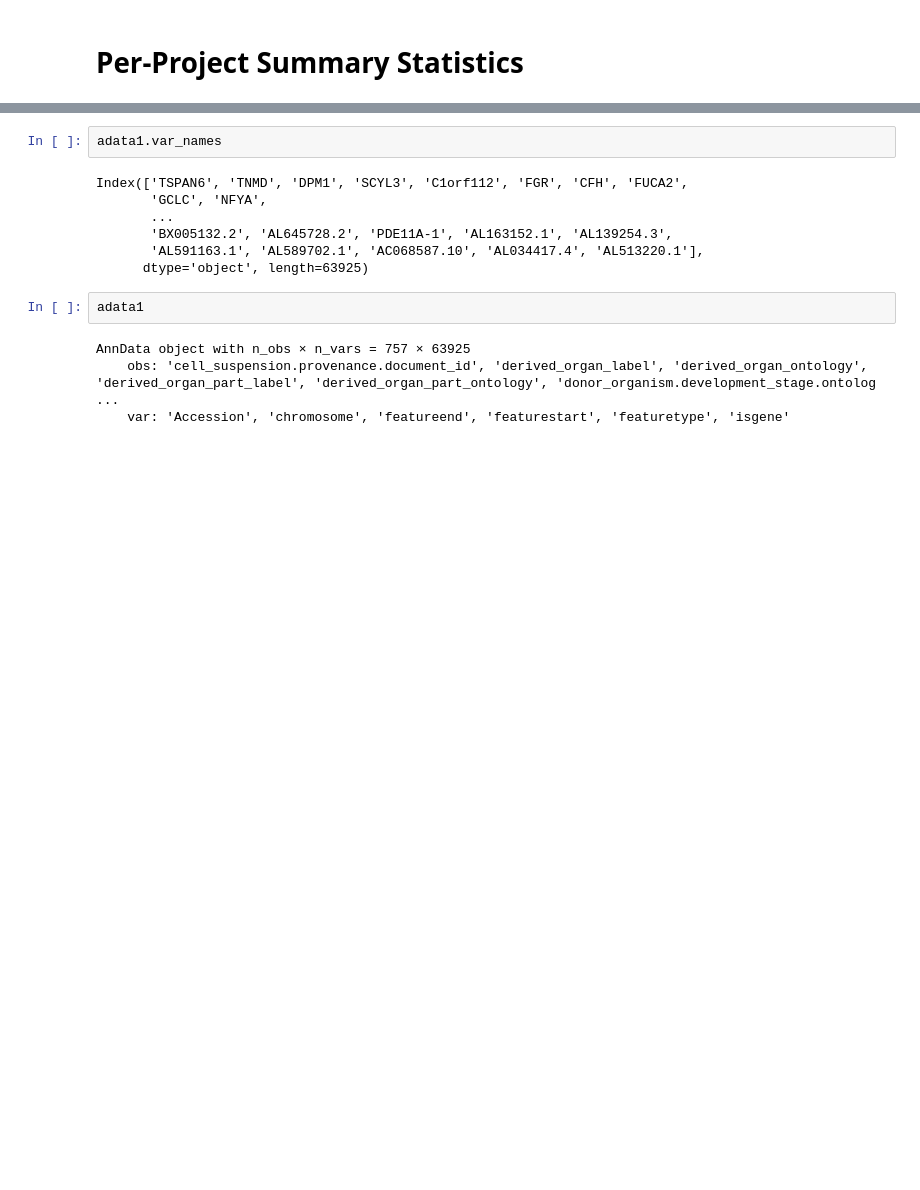
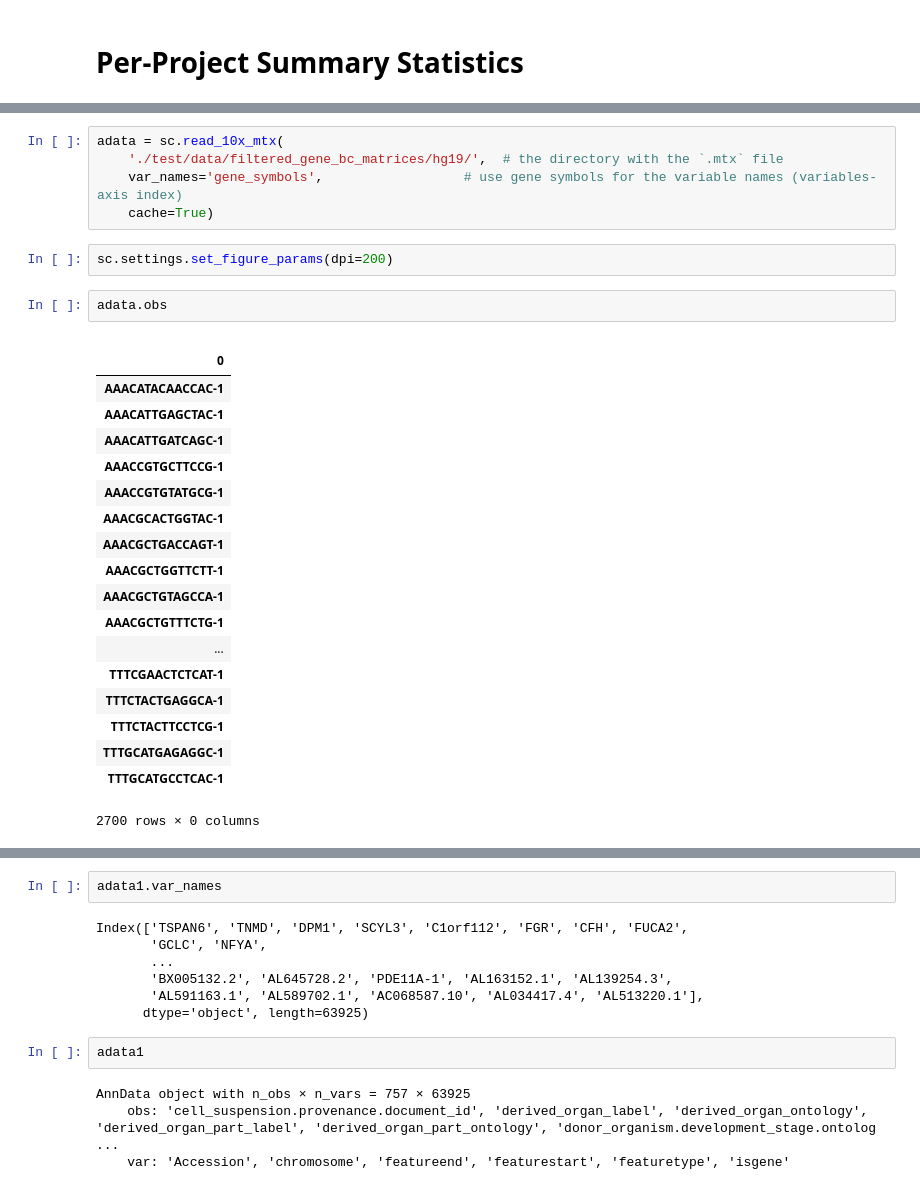
Before and after one commit to mjkrause/hca-summary-stats, a Jupyter notebook: notebook/proj_summary_stats.ipynb, the cells around one changed output, grey strips where cells are left out. Cells and saved outputs as stored; diff of their text form; blank space fills up the shorter version.

```diff
--- a/notebook/proj_summary_stats.ipynb
+++ b/notebook/proj_summary_stats.ipynb
@@ -9,0 +31,29 @@ from src.azul.service.proj_summary_stats import ProjSummaryStats
+# %%
+adata = sc.read_10x_mtx(
+    './test/data/filtered_gene_bc_matrices/hg19/',  # the directory with the `.mtx` file
+    var_names='gene_symbols',                  # use gene symbols for the variable names (variables-axis index)
+    cache=True)
+# %%
+sc.settings.set_figure_params(dpi=200)
+# %%
+adata.obs
+# %% [output]
+|  |
+| 0 |
+| AAACATACAACCAC-1 |
+| AAACATTGAGCTAC-1 |
+| AAACATTGATCAGC-1 |
+| AAACCGTGCTTCCG-1 |
+| AAACCGTGTATGCG-1 |
+| AAACGCACTGGTAC-1 |
+| AAACGCTGACCAGT-1 |
+| AAACGCTGGTTCTT-1 |
+| AAACGCTGTAGCCA-1 |
+| AAACGCTGTTTCTG-1 |
+| ... |
+| TTTCGAACTCTCAT-1 |
+| TTTCTACTGAGGCA-1 |
+| TTTCTACTTCCTCG-1 |
+| TTTGCATGAGAGGC-1 |
+| TTTGCATGCCTCAC-1 |
+2700 rows × 0 columns
```
Also changed, not shown: parts of 22 cells of this notebook, 2 other files.
